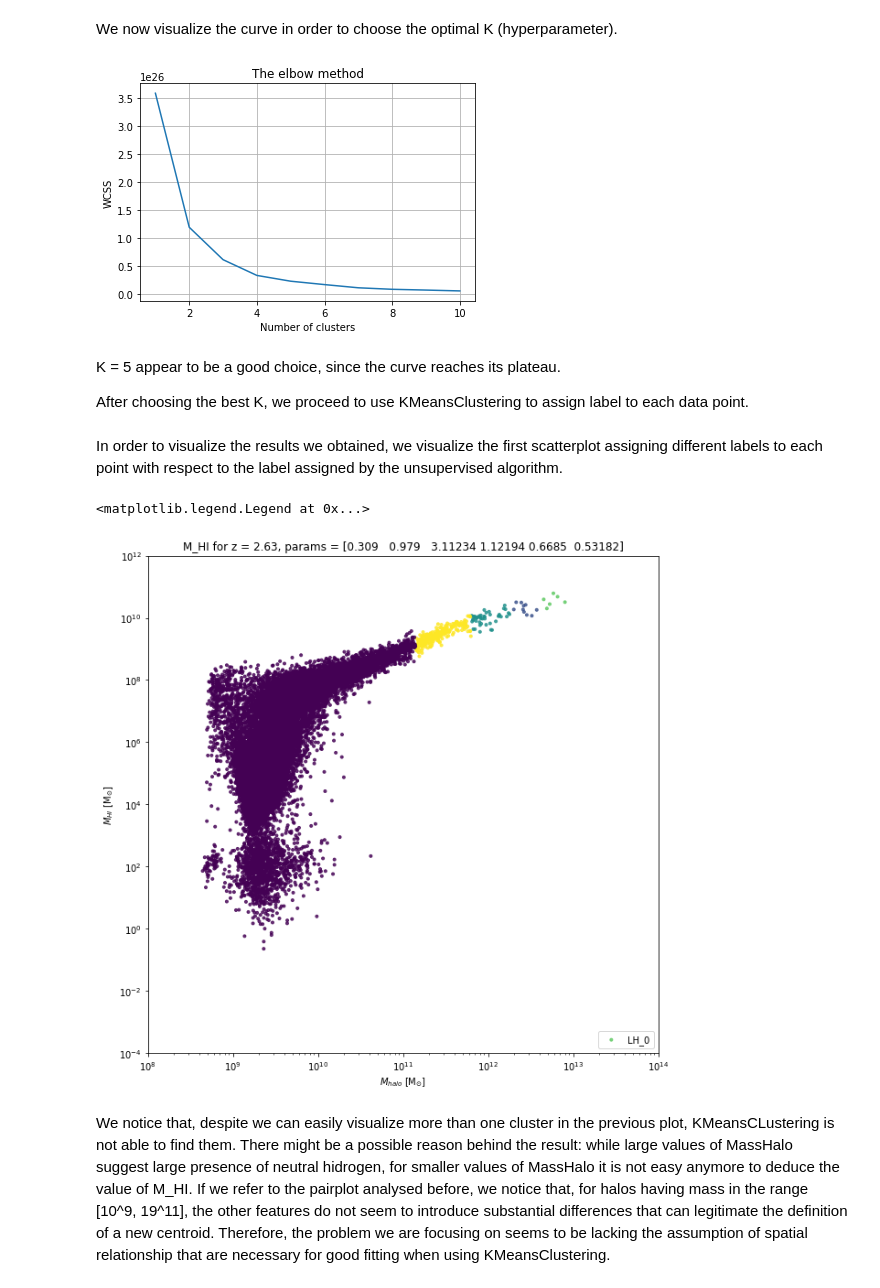
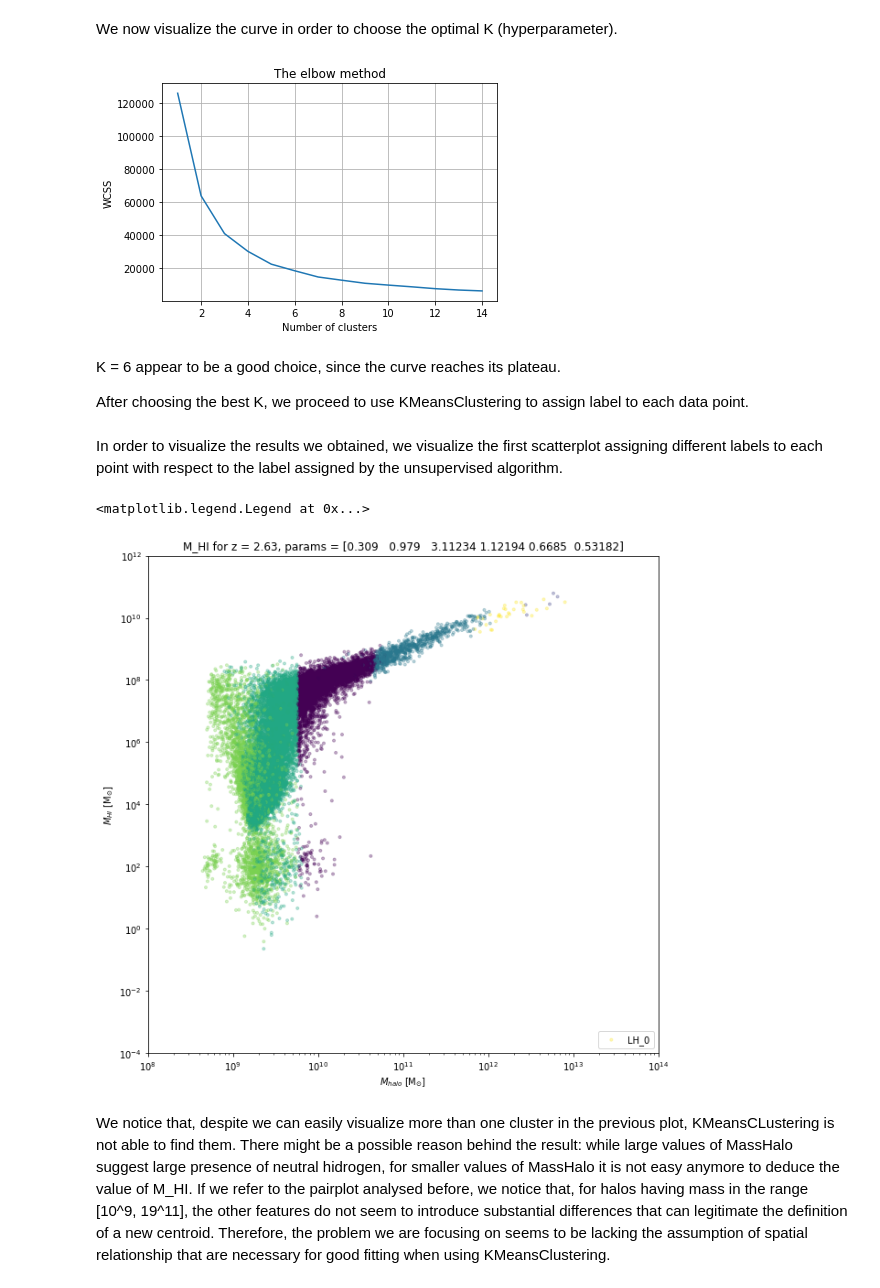
Before and after one commit to CS-433/ML4Science-FGR-x-ML, a Jupyter notebook: W1/task_w1.ipynb, the cells around one changed output. Cells and saved outputs as stored; diff of their text form; code cells hidden in the pictures.

```diff
--- a/W1/task_w1.ipynb
+++ b/W1/task_w1.ipynb
@@ -261,0 +290,10 @@ X = df[['MassHalo','Nsubs','MassBH','dotMassBH','SFR']]
+# %%
+X = df[['MassHalo','MassBH','dotMassBH','SFR','Nsubs']]
+X['MassHalo'] = np.log10(X.MassHalo)
+X['dotMassBH'] = np.log10(1 + X.dotMassBH)
+X['MassBH'] = np.log10(1 + X.MassBH)
+X['MassHalo'] = ( X.MassHalo - X.MassHalo.mean() ) /  X.MassHalo.std()
+X['MassBH'] = ( X.MassBH - X.MassBH.mean() ) /  X.MassBH.std()
+X['dotMassBH'] = ( X.dotMassBH - X.dotMassBH.mean() ) /  X.dotMassBH.std()
+X['SFR'] = ( X.SFR - X.SFR.mean() ) /  X.SFR.std()
+X.head()
@@ -266,23 +311,23 @@ As done in Kaggle tutorial, we use k-means++ to initialize our centroids in a cl
 # We define a list to store the inertia values corresponding to each model
 wcss = []
 
-for i in range(1, 11):
+for i in range(1, 15):
     kmeans = KMeans(n_clusters = i, init = 'k-means++', max_iter = 300, n_init = 10, random_state = 0)
     kmeans.fit(X)
     wcss.append(kmeans.inertia_)
 # %% [markdown]
 We now visualize the curve in order to choose the optimal K (hyperparameter).
 # %%
-plt.plot(range(1, 11), wcss)
+plt.plot(range(1, 15), wcss)
 plt.title('The elbow method')
 plt.xlabel('Number of clusters')
 plt.ylabel('WCSS') #within cluster sum of squares
 plt.grid()
 plt.show()
 # %% [output]
-[figure, old version]
+[figure, new version]
 # %% [markdown]
-K = 5 appear to be a good choice, since the curve reaches its plateau.
+K = 6 appear to be a good choice, since the curve reaches its plateau.
 
 After choosing the best K, we proceed to use KMeansClustering to assign label to each data point.
 # %%
@@ -293,7 +338,7 @@ In order to visualize the results we obtained, we visualize the first scatterplo
 # %%
 # Generating the simulated data
 plt.figure(figsize = (10,10))
-plt.scatter(x=mHalo, y=mHI, c = y_kmeans, label=r'LH_%d' %i_run, marker='.', alpha=0.8)
+plt.scatter(x=mHalo, y=mHI, c = y_kmeans, label=r'LH_%d' %i_run, marker='.', alpha=0.3)
 plt.xscale('log'), plt.yscale('log')
 plt.xlim(1e8, 1e14), plt.ylim(1e-4, 1e12)
 plt.xlabel(r'$M_{halo}$ $\rm{[M_{\odot}]}$')
@@ -302,6 +347,6 @@ plt.title('M_HI for z = {}, params = {}'.format(z,params[i_run]))
 plt.legend(loc=4)
 # %% [output]
 <matplotlib.legend.Legend at 0x...>
-[figure, old version]
+[figure, new version]
 # %% [markdown]
 We notice that, despite we can easily visualize more than one cluster in the previous plot, KMeansCLustering is not able to find them. There might be a possible reason behind the result: while large values of MassHalo suggest large presence of neutral hidrogen, for smaller values of MassHalo it is not easy anymore to deduce the value of M_HI. If we refer to the pairplot analysed before, we notice that, for halos having mass in the range [10^9, 19^11], the other features do not seem to introduce substantial differences that can legitimate the definition of a new centroid. Therefore, the problem we are focusing on seems to be lacking the assumption of spatial relationship that are necessary for  good fitting when using KMeansClustering.
```
Also changed, not shown: parts of 8 cells of this notebook.
